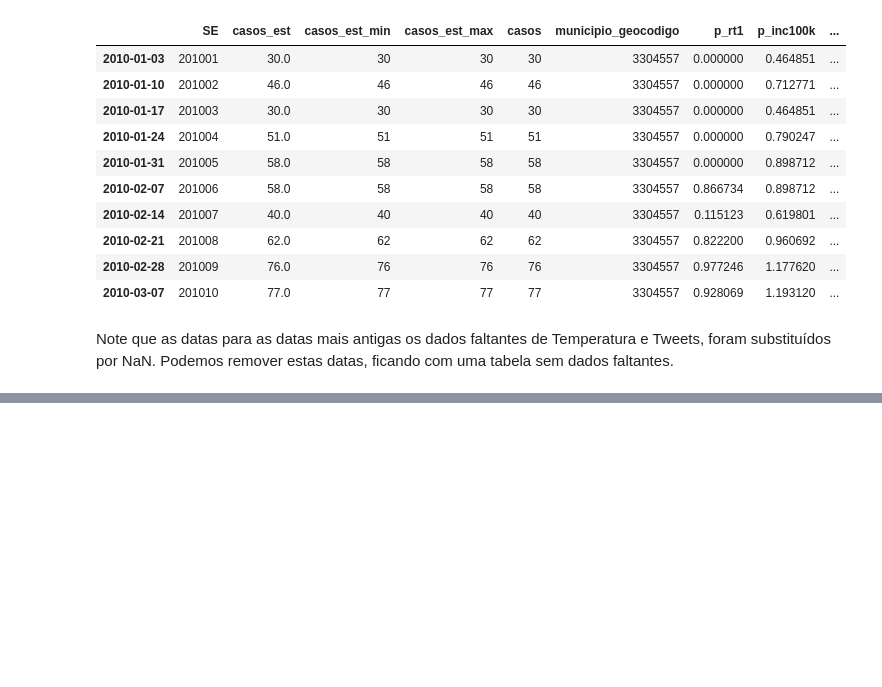
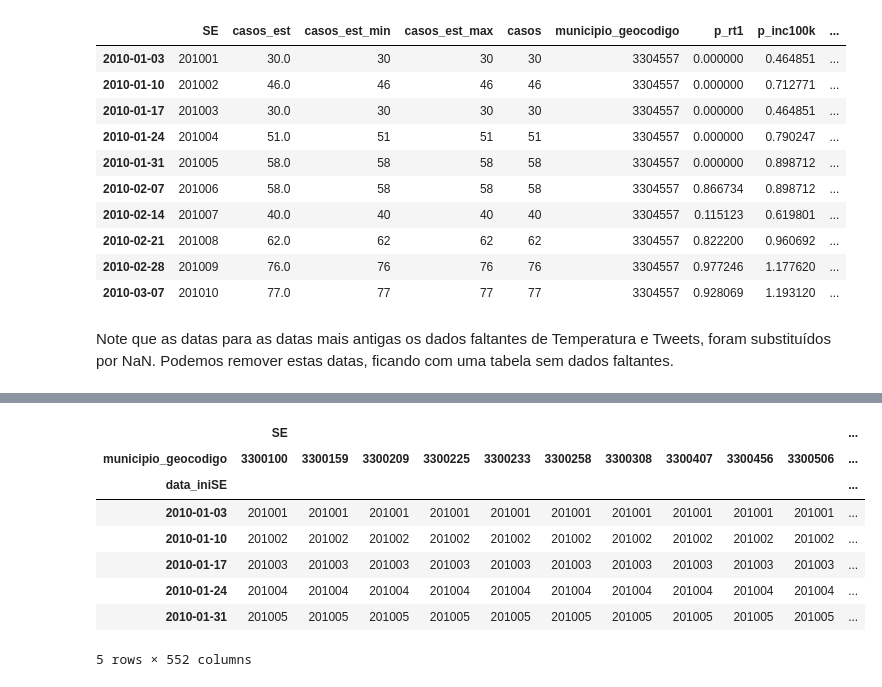
Before and after one commit to AlertaDengue/InfoDenguePredict, a Jupyter notebook: Notebooks/Data Exploration.ipynb, the cells around one changed output, grey strips where cells are left out. Saved outputs shown, nothing was run; the diff lists cells and outputs as text; code cells hidden in the pictures; blank space fills up the shorter version.

Commit message:
Improved feature matrix generation updated LSTM to predict using other cities data started the implementation of an MLP model

```diff
--- a/Notebooks/Data Exploration.ipynb
+++ b/Notebooks/Data Exploration.ipynb
@@ -107,0 +111,2 @@ Short[['casos_est', 'temp_min', 'numero']].plot(subplots=True);
+# %%
+rio  = get_alerta_table(state='RJ')
@@ -107,0 +142,14 @@ Short[['casos_est', 'temp_min', 'numero']].plot(subplots=True);
+# %%
+riopiv = rio.pivot(index=rio.index, columns='municipio_geocodigo')
+# %%
+riopiv.head()
+# %% [output]
+|  | SE |  |  |  |  |  |  |  |  |  | ... |
+| municipio_geocodigo | 3300100 | 3300159 | 3300209 | 3300225 | 3300233 | 3300258 | 3300308 | 3300407 | 3300456 | 3300506 | ... |
+| data_iniSE |  |  |  |  |  |  |  |  |  |  | ... |
+| 2010-01-03 | 201001 | 201001 | 201001 | 201001 | 201001 | 201001 | 201001 | 201001 | 201001 | 201001 | ... |
+| 2010-01-10 | 201002 | 201002 | 201002 | 201002 | 201002 | 201002 | 201002 | 201002 | 201002 | 201002 | ... |
+| 2010-01-17 | 201003 | 201003 | 201003 | 201003 | 201003 | 201003 | 201003 | 201003 | 201003 | 201003 | ... |
+| 2010-01-24 | 201004 | 201004 | 201004 | 201004 | 201004 | 201004 | 201004 | 201004 | 201004 | 201004 | ... |
+| 2010-01-31 | 201005 | 201005 | 201005 | 201005 | 201005 | 201005 | 201005 | 201005 | 201005 | 201005 | ... |
+5 rows × 552 columns
```
Also changed, not shown: parts of 13 cells of this notebook, 6 other files.
